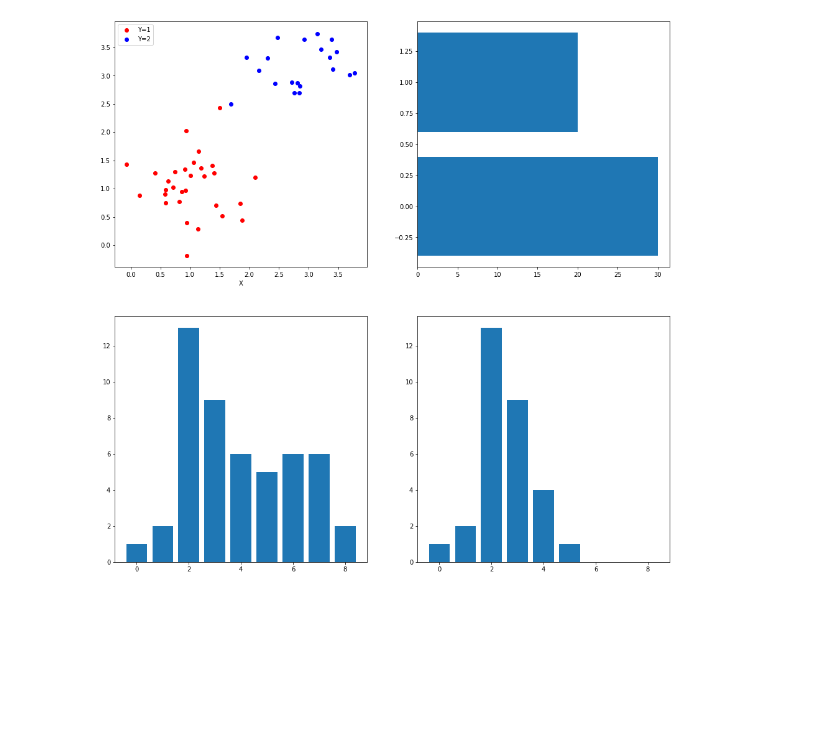
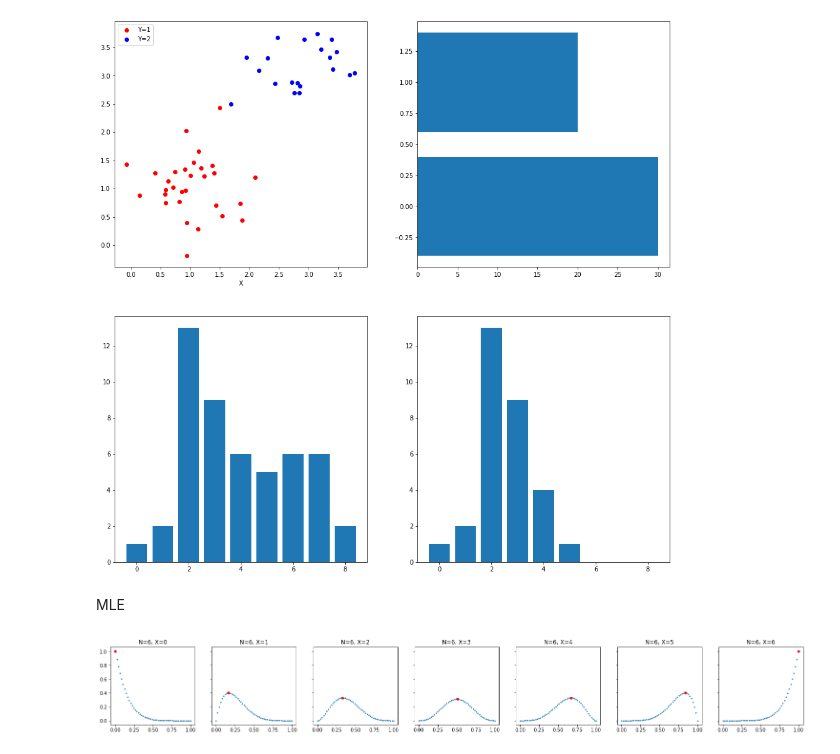
Before and after one commit to simonjisu/prml_study, a Jupyter notebook: notebooks/chapter-1/nb_2-probability.ipynb, the cells around one changed output. Saved outputs shown, nothing was run; the diff lists cells and outputs as text; code cells hidden in the pictures; blank space fills up the shorter version.

```diff
--- a/notebooks/chapter-1/nb_2-probability.ipynb
+++ b/notebooks/chapter-1/nb_2-probability.ipynb
@@ -98,3 +98,5 @@ ax4.bar(np.arange(len(XY_prob_cnt)), height=XY_prob_cnt)
 # %% [output]
 <BarContainer object of 9 artists>
 [figure]
+# %% [markdown]
+MLE
@@ -100,0 +107,24 @@ ax4.bar(np.arange(len(XY_prob_cnt)), height=XY_prob_cnt)
+# %%
+def binomial(theta, n, x):
+    """
+    theta: probability
+    n: number of trials
+    x: number of value that random variable X can be
+    """
+    return comb(n, x) * (theta**x) * (1-theta)**(n-x)
+# %%
+probs = np.linspace(0, 1, num=50)
+N = 6
+X = np.arange(0, N+1)
+
+H = N // 6
+fig, axes = plt.subplots(1, N+1, figsize=(26, 3), sharey=True)
+for x, ax in zip(X, axes):
+    L = binomial(probs, N, x)
+    max_y, max_x = L.max(), probs[L.argmax()]
+    ax.scatter(probs, L, s=3)
+    ax.scatter(max_x, max_y, s=20, c="red")
+    ax.set_title(f"N={N}, X={x}")
+plt.show()
+# %% [output]
+[figure, added]
```
Also changed, not shown: parts of 4 cells of this notebook, 1 other file.
